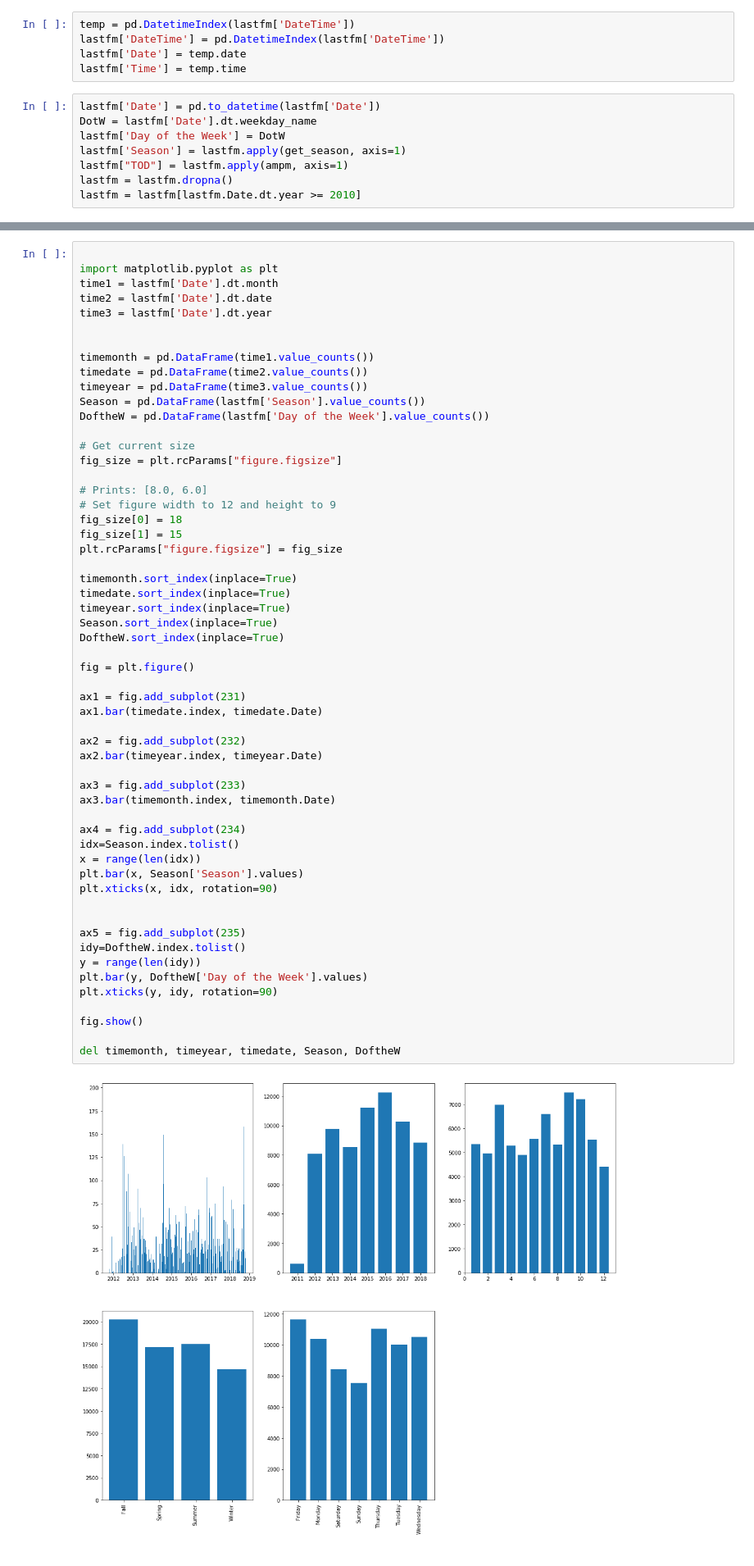
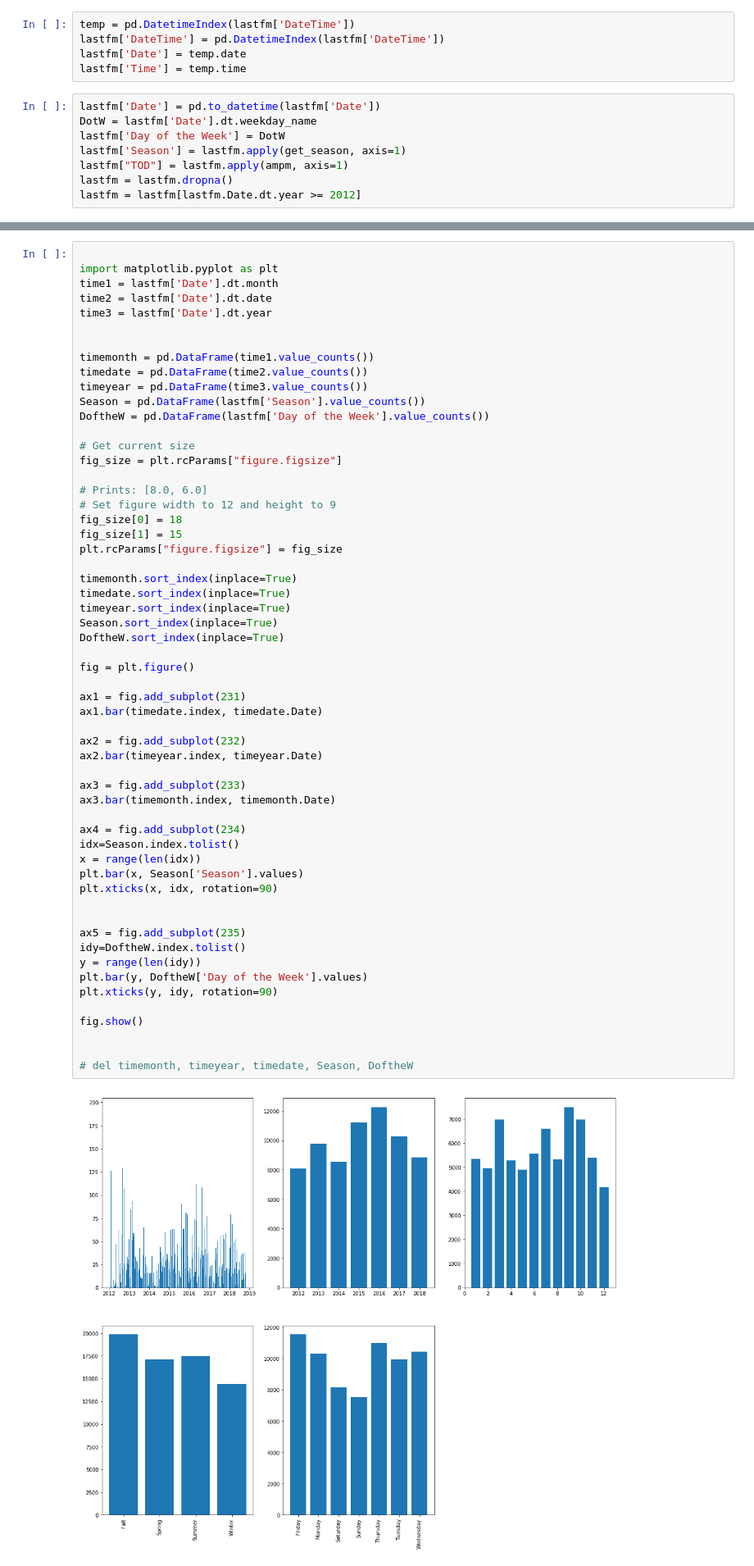
Before and after one commit to pabloarshid/playingwithlastfmdata, a Jupyter notebook: Untitled.ipynb, the cells around one changed output, grey strips where cells are left out. Shown: that part at 82% size. Cells and saved outputs as stored; diff of their text form.

```diff
--- a/Untitled.ipynb
+++ b/Untitled.ipynb
@@ -31,7 +31,7 @@ lastfm['Day of the Week'] = DotW
 lastfm['Season'] = lastfm.apply(get_season, axis=1)
 lastfm["TOD"] = lastfm.apply(ampm, axis=1)
 lastfm = lastfm.dropna()
-lastfm = lastfm[lastfm.Date.dt.year >= 2010]
+lastfm = lastfm[lastfm.Date.dt.year >= 2012]
 # %%
 lastfm
 # %% [output]
@@ -82,32 +82,33 @@ timeyear.sort_index(inplace=True)
 Season.sort_index(inplace=True)
 DoftheW.sort_index(inplace=True)
 
 fig = plt.figure()
 
 ax1 = fig.add_subplot(231)
 ax1.bar(timedate.index, timedate.Date)
 
 ax2 = fig.add_subplot(232)
 ax2.bar(timeyear.index, timeyear.Date)
 
 ax3 = fig.add_subplot(233)
 ax3.bar(timemonth.index, timemonth.Date)
 
 ax4 = fig.add_subplot(234)
 idx=Season.index.tolist()
 x = range(len(idx))
 plt.bar(x, Season['Season'].values)
 plt.xticks(x, idx, rotation=90)
 
 
 ax5 = fig.add_subplot(235)
 idy=DoftheW.index.tolist()
 y = range(len(idy))
 plt.bar(y, DoftheW['Day of the Week'].values)
 plt.xticks(y, idy, rotation=90)
 
 fig.show()
 
-del timemonth, timeyear, timedate, Season, DoftheW
+
+# del timemonth, timeyear, timedate, Season, DoftheW
 # %% [output]
-[figure, old version]
+[figure, new version]
```
Also changed, not shown: parts of 2 cells of this notebook, 2 other files.
